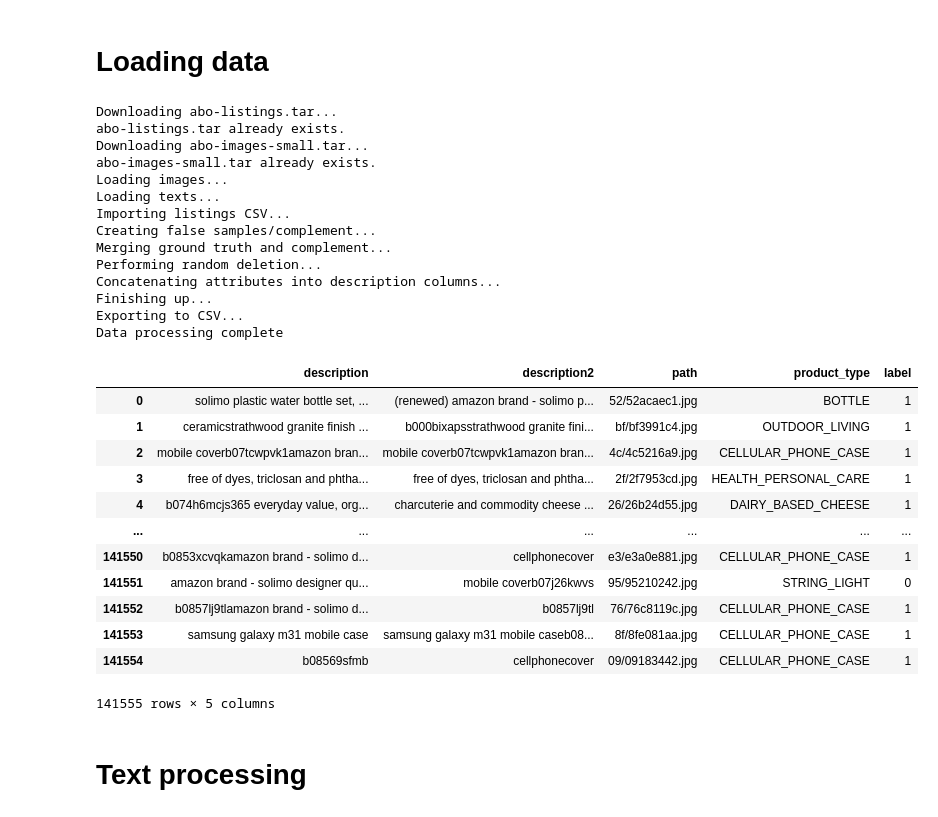
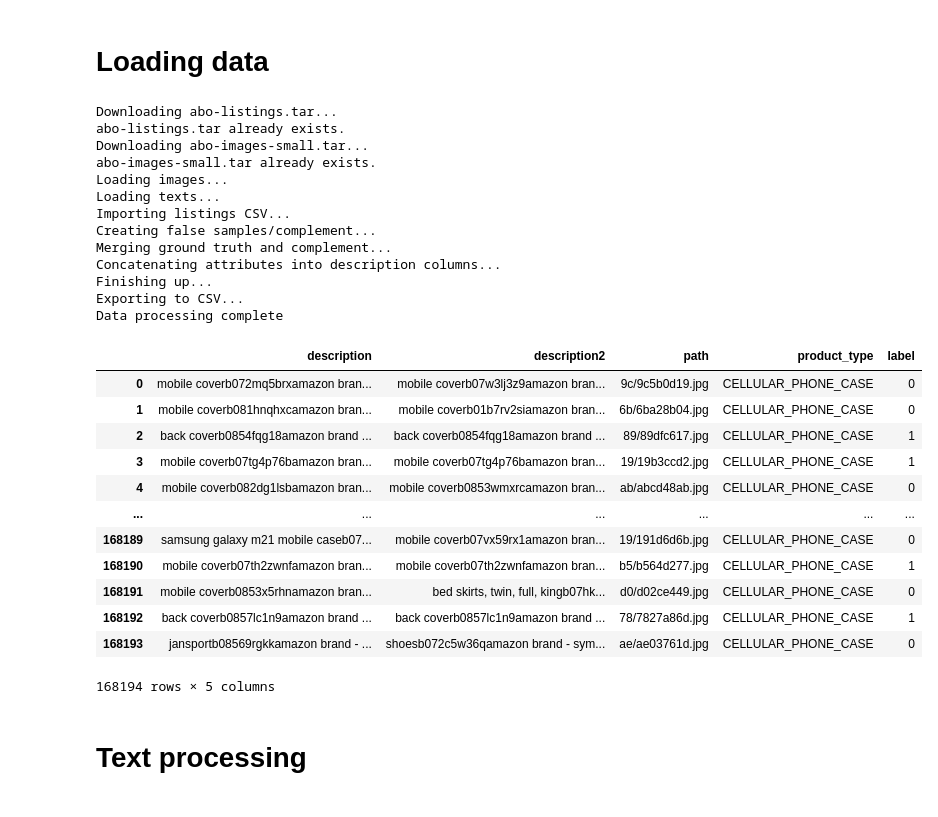
Before and after one commit to slacrum/multimodal_product_matching, a Jupyter notebook: notebooks/experiments/extended_mnn_em.ipynb, the cells around one changed output. Cells and saved outputs as stored; diff of their text form; code cells hidden in the pictures.

```diff
--- a/notebooks/experiments/extended_mnn_em.ipynb
+++ b/notebooks/experiments/extended_mnn_em.ipynb
@@ -49,45 +54,44 @@ from data_loader.abo import ABO
 # %%
 data = ABO(path=config["data"]["path"],
            download=True,
            extract=False,
            preprocess=True,
            alt_augment=False,
-           random_deletion=True,
+           random_deletion=False,
            export_csv=True).data
 
 # data = pd.read_csv(os.path.join(config["data"]["path"], "data.csv"))
 # data = data.drop({"Unnamed: 0"}, axis=1)
 
 data = data[['description', 'description2', 'path', 'product_type', 'label']]
 data
 # %% [output]
 Downloading abo-listings.tar...
 abo-listings.tar already exists.
 Downloading abo-images-small.tar...
 abo-images-small.tar already exists.
 Loading images...
 Loading texts...
 Importing listings CSV...
 Creating false samples/complement...
 Merging ground truth and complement...
-Performing random deletion...
 Concatenating attributes into description columns...
 Finishing up...
 Exporting to CSV...
 Data processing complete
 |  | description | description2 | path | product_type | label |
-| 0 | solimo plastic water bottle set, ... | (renewed) amazon brand - solimo p... | 52/52acaec1.jpg | BOTTLE | 1 |
-| 1 | ceramicstrathwood granite finish ... | b000bixapsstrathwood granite fini... | bf/bf3991c4.jpg | OUTDOOR_LIVING | 1 |
-| 2 | mobile coverb07tcwpvk1amazon bran... | mobile coverb07tcwpvk1amazon bran... | 4c/4c5216a9.jpg | CELLULAR_PHONE_CASE | 1 |
-| 3 | free of dyes, triclosan and phtha... | free of dyes, triclosan and phtha... | 2f/2f7953cd.jpg | HEALTH_PERSONAL_CARE | 1 |
-| 4 | b074h6mcjs365 everyday value, org... | charcuterie and commodity cheese ... | 26/26b24d55.jpg | DAIRY_BASED_CHEESE | 1 |
+| 0 | mobile coverb072mq5brxamazon bran... | mobile coverb07w3lj3z9amazon bran... | 9c/9c5b0d19.jpg | CELLULAR_PHONE_CASE | 0 |
+| 1 | mobile coverb081hnqhxcamazon bran... | mobile coverb01b7rv2siamazon bran... | 6b/6ba28b04.jpg | CELLULAR_PHONE_CASE | 0 |
+| 2 | back coverb0854fqg18amazon brand ... | back coverb0854fqg18amazon brand ... | 89/89dfc617.jpg | CELLULAR_PHONE_CASE | 1 |
+| 3 | mobile coverb07tg4p76bamazon bran... | mobile coverb07tg4p76bamazon bran... | 19/19b3ccd2.jpg | CELLULAR_PHONE_CASE | 1 |
+| 4 | mobile coverb082dg1lsbamazon bran... | mobile coverb0853wmxrcamazon bran... | ab/abcd48ab.jpg | CELLULAR_PHONE_CASE | 0 |
 | ... | ... | ... | ... | ... | ... |
-| 141550 | b0853xcvqkamazon brand - solimo d... | cellphonecover | e3/e3a0e881.jpg | CELLULAR_PHONE_CASE | 1 |
-| 141551 | amazon brand - solimo designer qu... | mobile coverb07j26kwvs | 95/95210242.jpg | STRING_LIGHT | 0 |
-| 141552 | b0857lj9tlamazon brand - solimo d... | b0857lj9tl | 76/76c8119c.jpg | CELLULAR_PHONE_CASE | 1 |
-| 141553 | samsung galaxy m31 mobile case | samsung galaxy m31 mobile caseb08... | 8f/8fe081aa.jpg | CELLULAR_PHONE_CASE | 1 |
-| 141554 | b08569sfmb | cellphonecover | 09/09183442.jpg | CELLULAR_PHONE_CASE | 1 |
+| 168189 | samsung galaxy m21 mobile caseb07... | mobile coverb07vx59rx1amazon bran... | 19/191d6d6b.jpg | CELLULAR_PHONE_CASE | 0 |
+| 168190 | mobile coverb07th2zwnfamazon bran... | mobile coverb07th2zwnfamazon bran... | b5/b564d277.jpg | CELLULAR_PHONE_CASE | 1 |
+| 168191 | mobile coverb0853x5rhnamazon bran... | bed skirts, twin, full, kingb07hk... | d0/d02ce449.jpg | CELLULAR_PHONE_CASE | 0 |
+| 168192 | back coverb0857lc1n9amazon brand ... | back coverb0857lc1n9amazon brand ... | 78/7827a86d.jpg | CELLULAR_PHONE_CASE | 1 |
+| 168193 | jansportb08569rgkkamazon brand - ... | shoesb072c5w36qamazon brand - sym... | ae/ae03761d.jpg | CELLULAR_PHONE_CASE | 0 |
-141555 rows × 5 columns
+168194 rows × 5 columns
 # %%
 img = data[["path"]]  # two brackets for keeping the column name
 text = data["description"]
```
Also changed, not shown: parts of 20 cells of this notebook, 17 other files.
